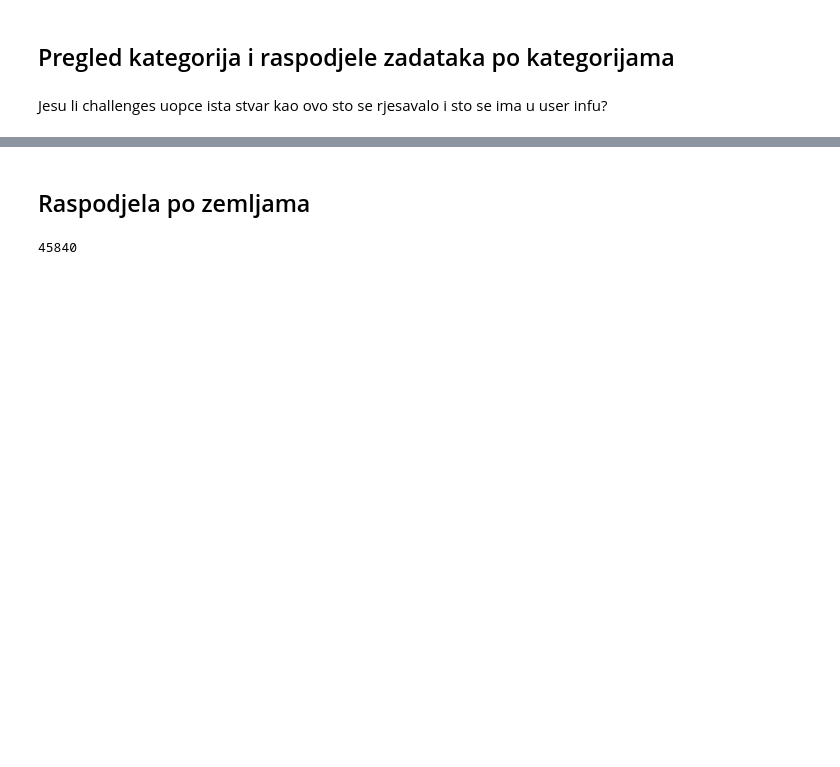
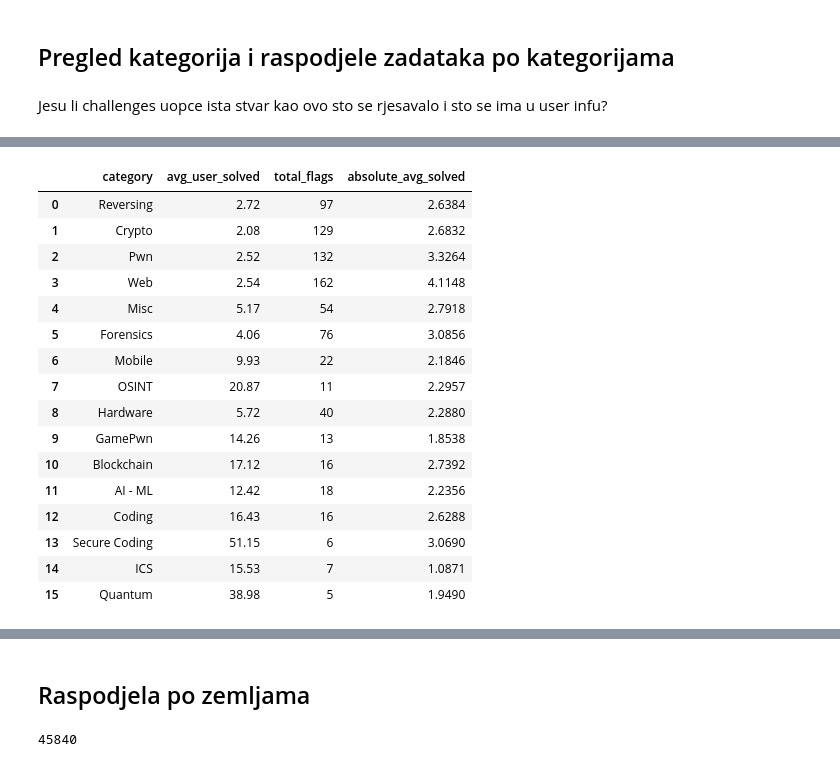
Before and after one commit to dfili/DIPRAD, a Jupyter notebook: HTB/htb_analiza.ipynb, the cells around one changed output, grey strips where cells are left out. Cells and saved outputs as stored; diff of their text form; code cells hidden in the pictures; blank space fills up the shorter version.

```diff
--- a/HTB/htb_analiza.ipynb
+++ b/HTB/htb_analiza.ipynb
@@ -181,0 +198,22 @@ NameError: name 'users_categories_df' is not defined
+# %%
+users_solved_absolute = users_categories_df.iloc[0:16][["category", "avg_user_solved", "total_flags"]].copy()
+users_solved_absolute["absolute_avg_solved"] = users_solved_absolute["avg_user_solved"] * users_solved_absolute["total_flags"] / 100
+users_solved_absolute
+# %% [output]
+|  | category | avg_user_solved | total_flags | absolute_avg_solved |
+| 0 | Reversing | 2.72 | 97 | 2.6384 |
+| 1 | Crypto | 2.08 | 129 | 2.6832 |
+| 2 | Pwn | 2.52 | 132 | 3.3264 |
+| 3 | Web | 2.54 | 162 | 4.1148 |
+| 4 | Misc | 5.17 | 54 | 2.7918 |
+| 5 | Forensics | 4.06 | 76 | 3.0856 |
+| 6 | Mobile | 9.93 | 22 | 2.1846 |
+| 7 | OSINT | 20.87 | 11 | 2.2957 |
+| 8 | Hardware | 5.72 | 40 | 2.2880 |
+| 9 | GamePwn | 14.26 | 13 | 1.8538 |
+| 10 | Blockchain | 17.12 | 16 | 2.7392 |
+| 11 | AI - ML | 12.42 | 18 | 2.2356 |
+| 12 | Coding | 16.43 | 16 | 2.6288 |
+| 13 | Secure Coding | 51.15 | 6 | 3.0690 |
+| 14 | ICS | 15.53 | 7 | 1.0871 |
+| 15 | Quantum | 38.98 | 5 | 1.9490 |
```
Also changed, not shown: parts of 4 cells of this notebook.
